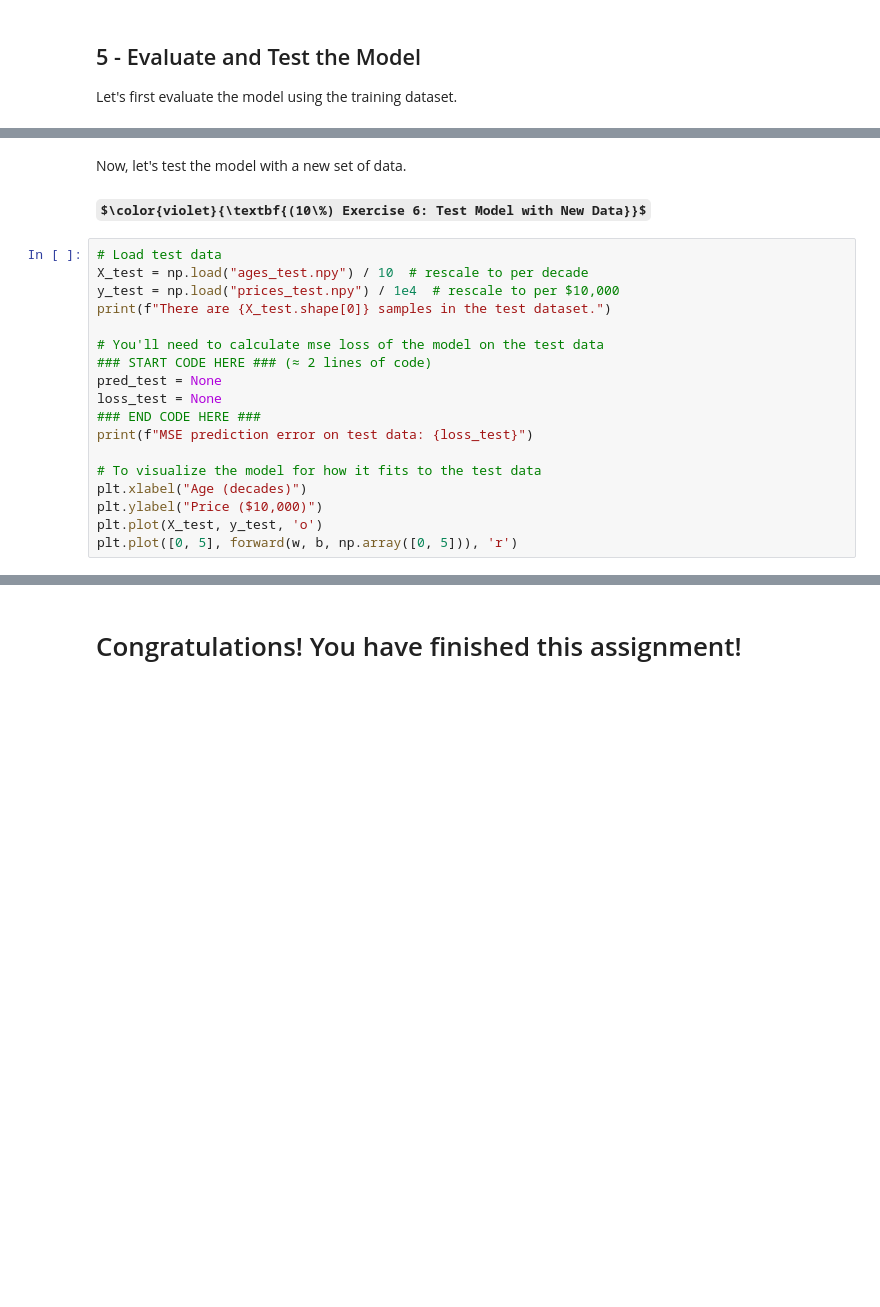
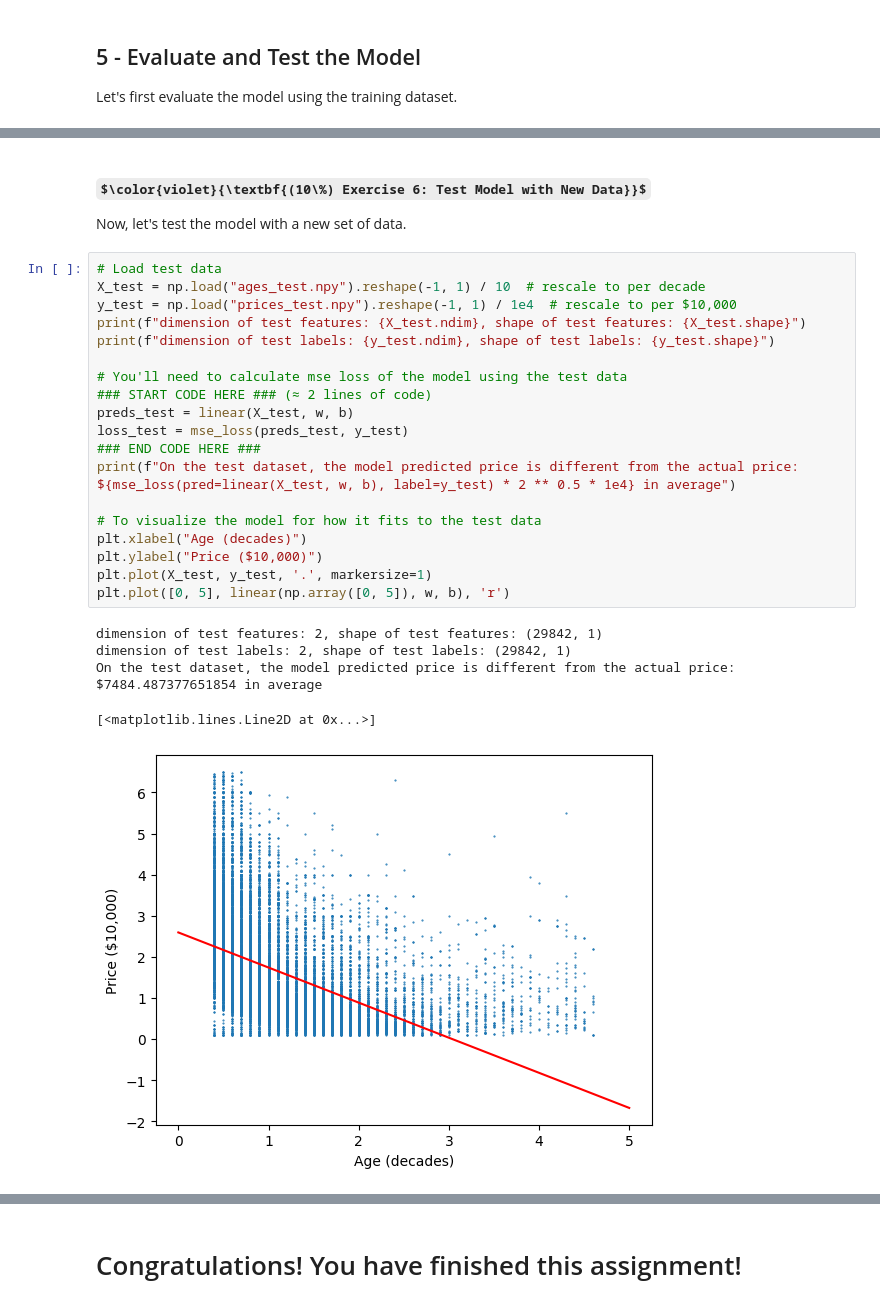
Before and after one commit to linzhangUCA/3321tpl-linear_model, a Jupyter notebook: linear_model.ipynb, the cells around one changed output, grey strips where cells are left out. Saved outputs shown, nothing was run; the diff lists cells and outputs as text; some formulas as TeX source; blank space fills up the shorter version.

```diff
--- a/linear_model.ipynb
+++ b/linear_model.ipynb
@@ -302,23 +318,29 @@ Model's MSE loss: 0.5182571898322057
 # %% [markdown]
+#### $\color{violet}{\textbf{(10\%) Exercise 6: Test Model with New Data}}$
 Now, let's test the model with a new set of data.
-
-#### $\color{violet}{\textbf{(10\%) Exercise 6: Test Model with New Data}}$
 # %%
 # Load test data
-X_test = np.load("ages_test.npy") / 10  # rescale to per decade
-y_test = np.load("prices_test.npy") / 1e4  # rescale to per $10,000
-print(f"There are {X_test.shape[0]} samples in the test dataset.")
+X_test = np.load("ages_test.npy").reshape(-1, 1) / 10  # rescale to per decade
+y_test = np.load("prices_test.npy").reshape(-1, 1) / 1e4  # rescale to per $10,000
+print(f"dimension of test features: {X_test.ndim}, shape of test features: {X_test.shape}")
+print(f"dimension of test labels: {y_test.ndim}, shape of test labels: {y_test.shape}")
 
-# You'll need to calculate mse loss of the model on the test data
+# You'll need to calculate mse loss of the model using the test data
 ### START CODE HERE ### (≈ 2 lines of code)
-pred_test = None
-loss_test = None
+preds_test = linear(X_test, w, b)
+loss_test = mse_loss(preds_test, y_test)
 ### END CODE HERE ###
-print(f"MSE prediction error on test data: {loss_test}")
+print(f"On the test dataset, the model predicted price is different from the actual price: ${mse_loss(pred=linear(X_test, w, b), label=y_test) * 2 ** 0.5 * 1e4} in average")
 
 # To visualize the model for how it fits to the test data
 plt.xlabel("Age (decades)")
 plt.ylabel("Price ($10,000)")
-plt.plot(X_test, y_test, 'o')
-plt.plot([0, 5], forward(w, b, np.array([0, 5])), 'r')
+plt.plot(X_test, y_test, '.', markersize=1)
+plt.plot([0, 5], linear(np.array([0, 5]), w, b), 'r')
+# %% [output]
+dimension of test features: 2, shape of test features: (29842, 1)
+dimension of test labels: 2, shape of test labels: (29842, 1)
+On the test dataset, the model predicted price is different from the actual price: $7484.487377651854 in average
+[<matplotlib.lines.Line2D at 0x...>]
+[figure, added]
 # %% [markdown]
```
Also changed, not shown: parts of 19 cells of this notebook.
